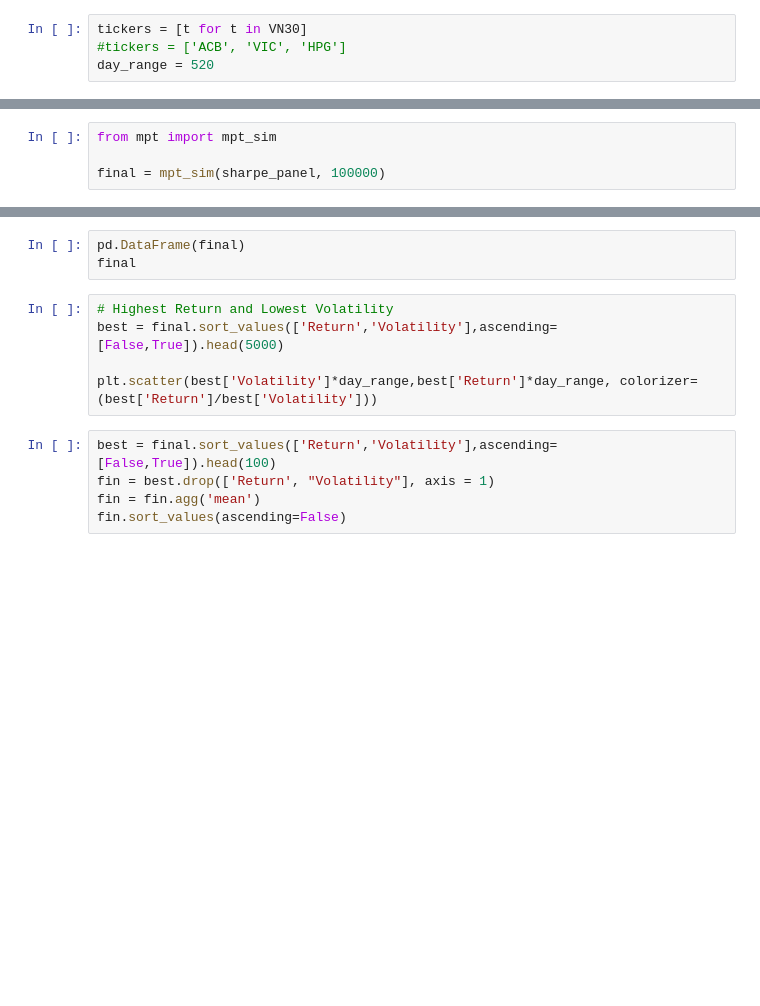
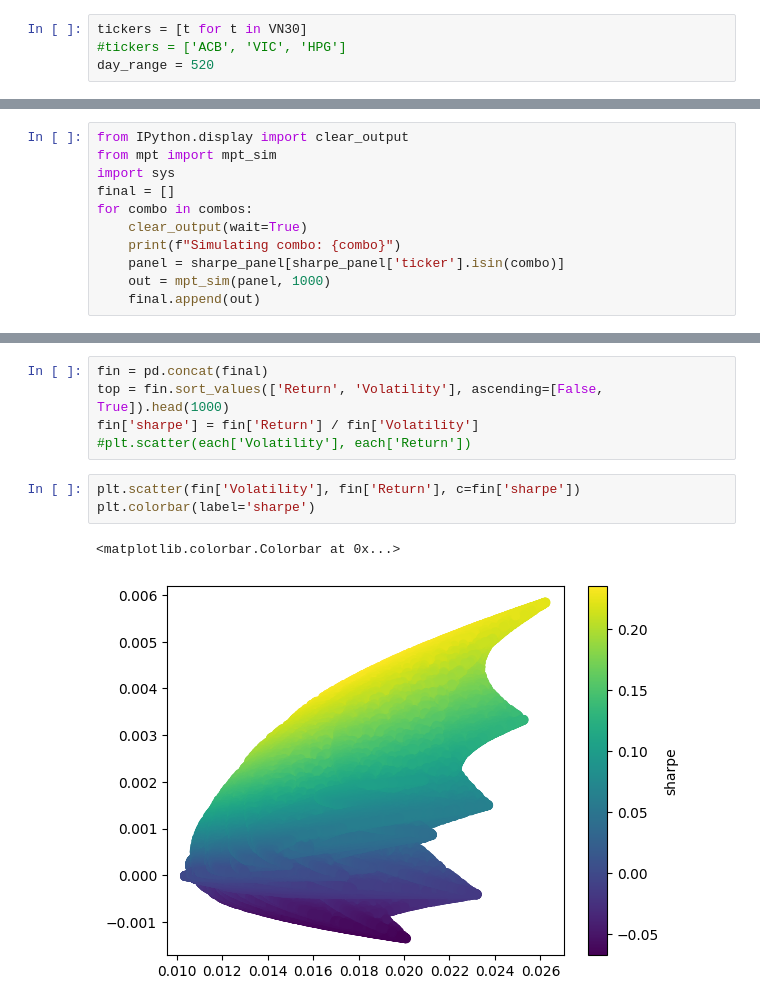
Before and after one commit to notaviaa/finance_project, a Jupyter notebook: notebooks/port.ipynb, the cells around one changed output, grey strips where cells are left out. Saved outputs shown, nothing was run; the diff lists cells and outputs as text; blank space fills up the shorter version.

```diff
--- a/notebooks/port.ipynb
+++ b/notebooks/port.ipynb
@@ -50,4 +119,11 @@ for combo in combos:
 # %%
+from IPython.display import clear_output
 from mpt import mpt_sim
-
-final = mpt_sim(sharpe_panel, 100000)
+import sys
+final = []
+for combo in combos:
+    clear_output(wait=True)
+    print(f"Simulating combo: {combo}")
+    panel = sharpe_panel[sharpe_panel['ticker'].isin(combo)]
+    out = mpt_sim(panel, 1000)
+    final.append(out)
@@ -54,13 +137,11 @@ final = mpt_sim(sharpe_panel, 100000)
 # %%
-pd.DataFrame(final)
-final
+fin = pd.concat(final)
+top = fin.sort_values(['Return', 'Volatility'], ascending=[False, True]).head(1000)
+fin['sharpe'] = fin['Return'] / fin['Volatility']
+#plt.scatter(each['Volatility'], each['Return'])
-# %%
-# Highest Return and Lowest Volatility
-best = final.sort_values(['Return','Volatility'],ascending=[False,True]).head(5000)
-
-plt.scatter(best['Volatility']*day_range,best['Return']*day_range, colorizer=(best['Return']/best['Volatility']))
-# %%
-best = final.sort_values(['Return','Volatility'],ascending=[False,True]).head(100)
-fin = best.drop(['Return', "Volatility"], axis = 1)
-fin = fin.agg('mean')
-fin.sort_values(ascending=False)
+# %%
+plt.scatter(fin['Volatility'], fin['Return'], c=fin['sharpe'])
+plt.colorbar(label='sharpe')
+# %% [output]
+<matplotlib.colorbar.Colorbar at 0x...>
+[figure, added]
```
Also changed, not shown: parts of 7 cells of this notebook, 5 other files.
